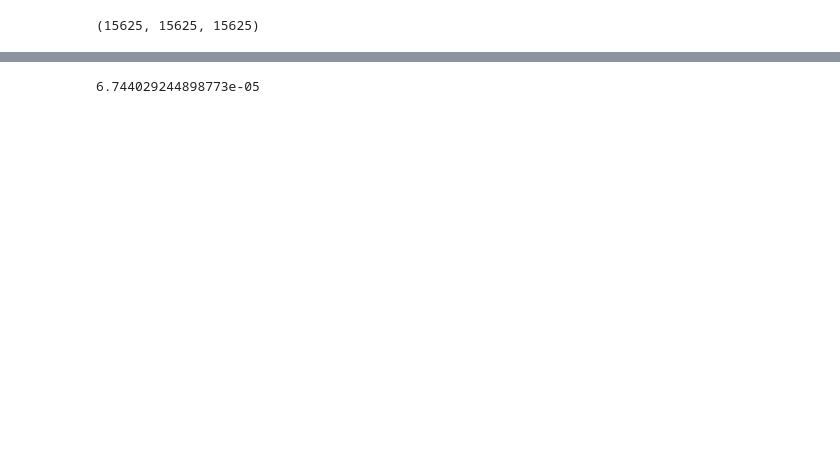
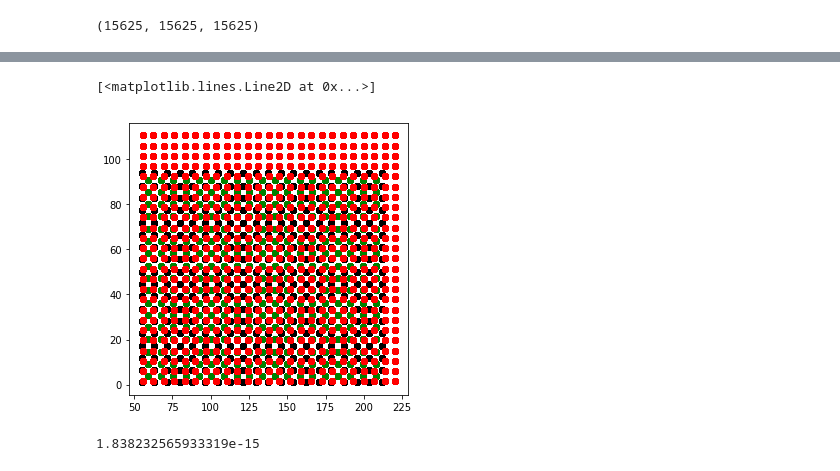
Before and after one commit to florasolon/interpolation_misc, a Jupyter notebook: Interpolation_function-subdeterminado.ipynb, the cells around one changed output, grey strips where cells are left out. Saved outputs shown, nothing was run; the diff lists cells and outputs as text; code cells hidden in the pictures; blank space fills up the shorter version.

```diff
--- a/Interpolation_function-subdeterminado.ipynb
+++ b/Interpolation_function-subdeterminado.ipynb
@@ -91,2 +110,10 @@ xx.size,yy.size,zz.size
+# %%
+plt.figure(figsize=(5,5))
+plt.plot(yy,xx,'ko')
+plt.plot(y0,x0,'go')
+plt.plot(yc,xc,'ro')
+# %% [output]
+[<matplotlib.lines.Line2D at 0x...>]
+[figure, added]
 # %%
 # Calculate interpolation function
@@ -97,10 +124,10 @@ H = np.dot(A,A.T)
 # %%
 h0 = np.trace(H)/ln
 # %%
-mu = 1E-8*h0
+mu = 1E-18*h0
 print( mu)
 # %% [output]
-6.744029244898773e-05
+1.838232565933319e-15
 # %%
 w = np.linalg.solve(H,rho1)
 # %%
```
Also changed, not shown: parts of 13 cells of this notebook, 1 other file.
